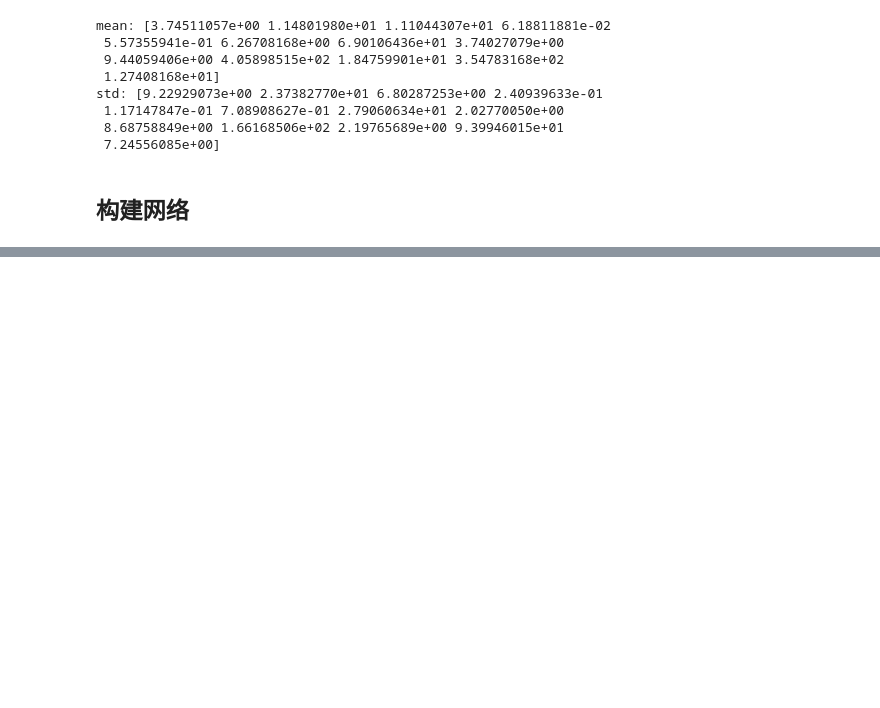
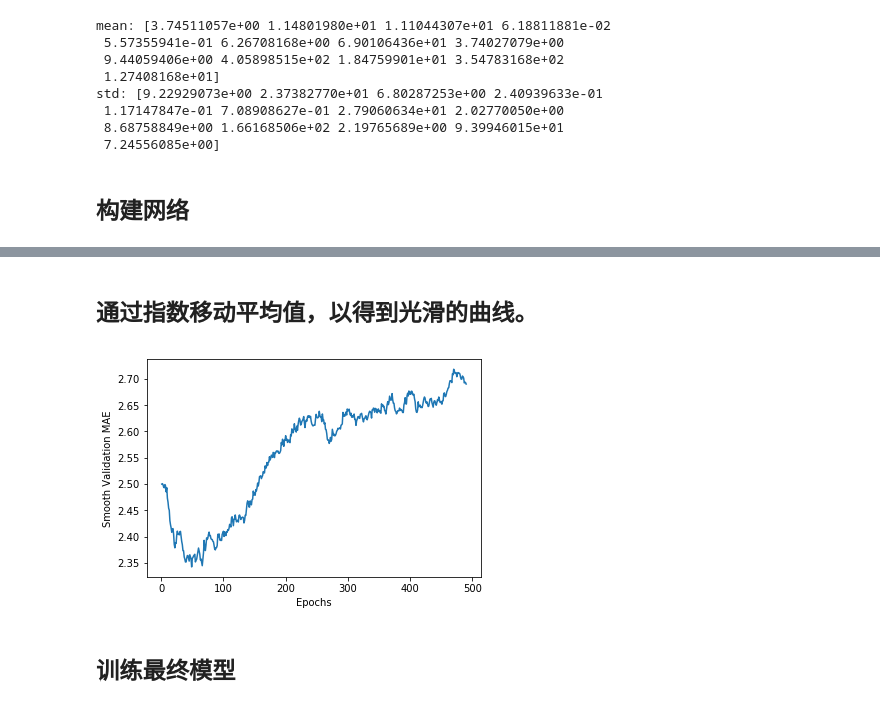
Before and after one commit to wang-junjian/deep-learning-with-python, a Jupyter notebook: 3.6_boston_housing.ipynb, the cells around one changed output, grey strips where cells are left out. Cells and saved outputs as stored; diff of their text form; code cells hidden in the pictures; blank space fills up the shorter version.

```diff
--- a/3.6_boston_housing.ipynb
+++ b/3.6_boston_housing.ipynb
@@ -85,0 +88,8 @@ array([[ 9.772567],
+# %%
+def build_model():
+    model = models.Sequential()
+    model.add(layers.Dense(64, activation='relu', input_shape=(train_data.shape[1],)))
+    model.add(layers.Dense(64, activation='relu'))
+    model.add(layers.Dense(1))
+    model.compile(optimizer='rmsprop', loss='mse', metrics=['mae'])
+    return model
@@ -85,0 +203,23 @@ array([[ 9.772567],
+# %% [markdown]
+## 通过指数移动平均值，以得到光滑的曲线。
+# %%
+def smooth_curve(points, factor=0.9):
+    smoothed_points = []
+    for point in points:
+        if smoothed_points:
+            previous_point = smoothed_points[-1]
+            smoothed_points.append(previous_point * factor + point * (1-factor))
+        else:
+            smoothed_points.append(point)
+    return smoothed_points
+
+smooth_mae_history = smooth_curve(avg_mae_history[10:])
+
+plt.plot(range(1, len(smooth_mae_history)+1), smooth_mae_history)
+plt.xlabel('Epochs')
+plt.ylabel('Smooth Validation MAE')
+plt.show()
+# %% [output]
+[figure, added]
+# %% [markdown]
+## 训练最终模型
```
Also changed, not shown: parts of 15 cells of this notebook.
